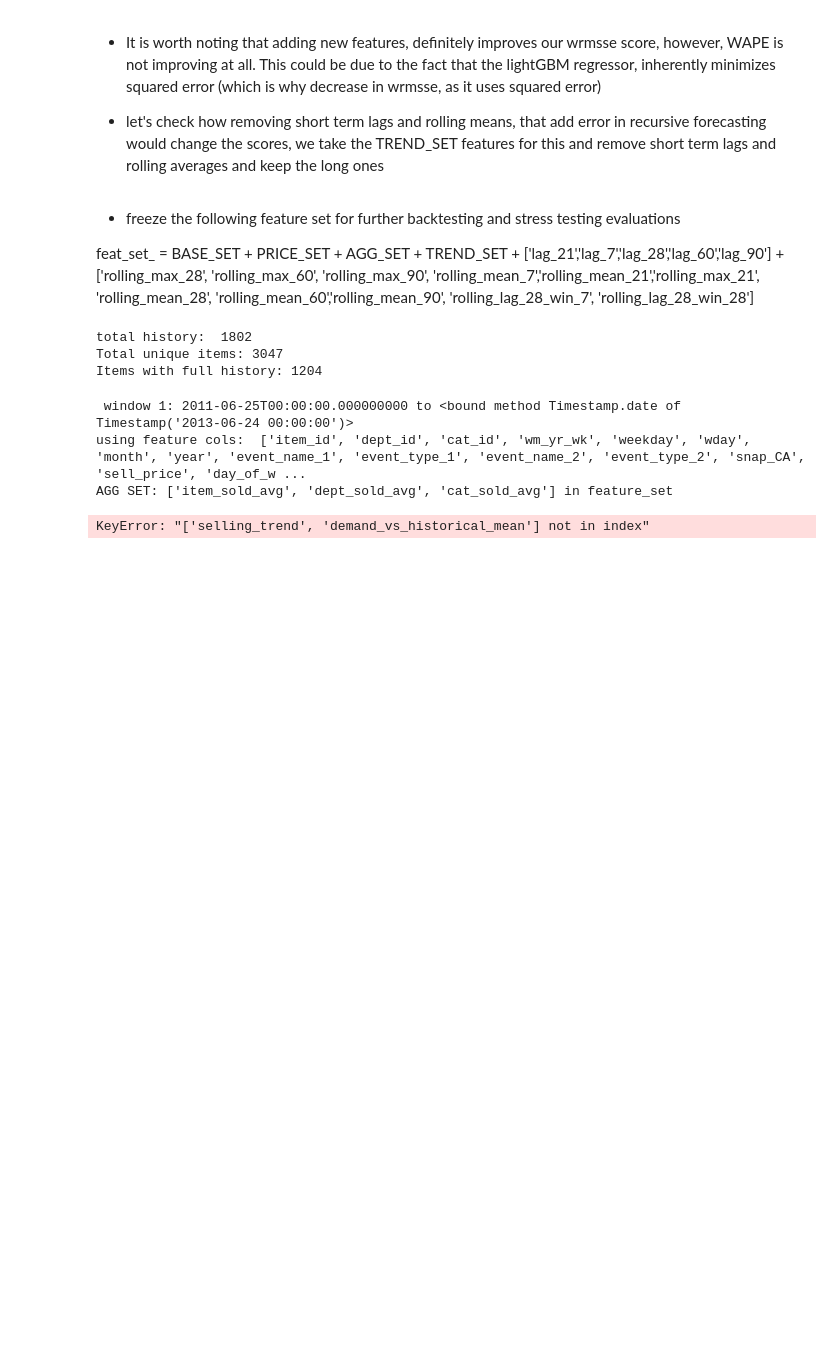
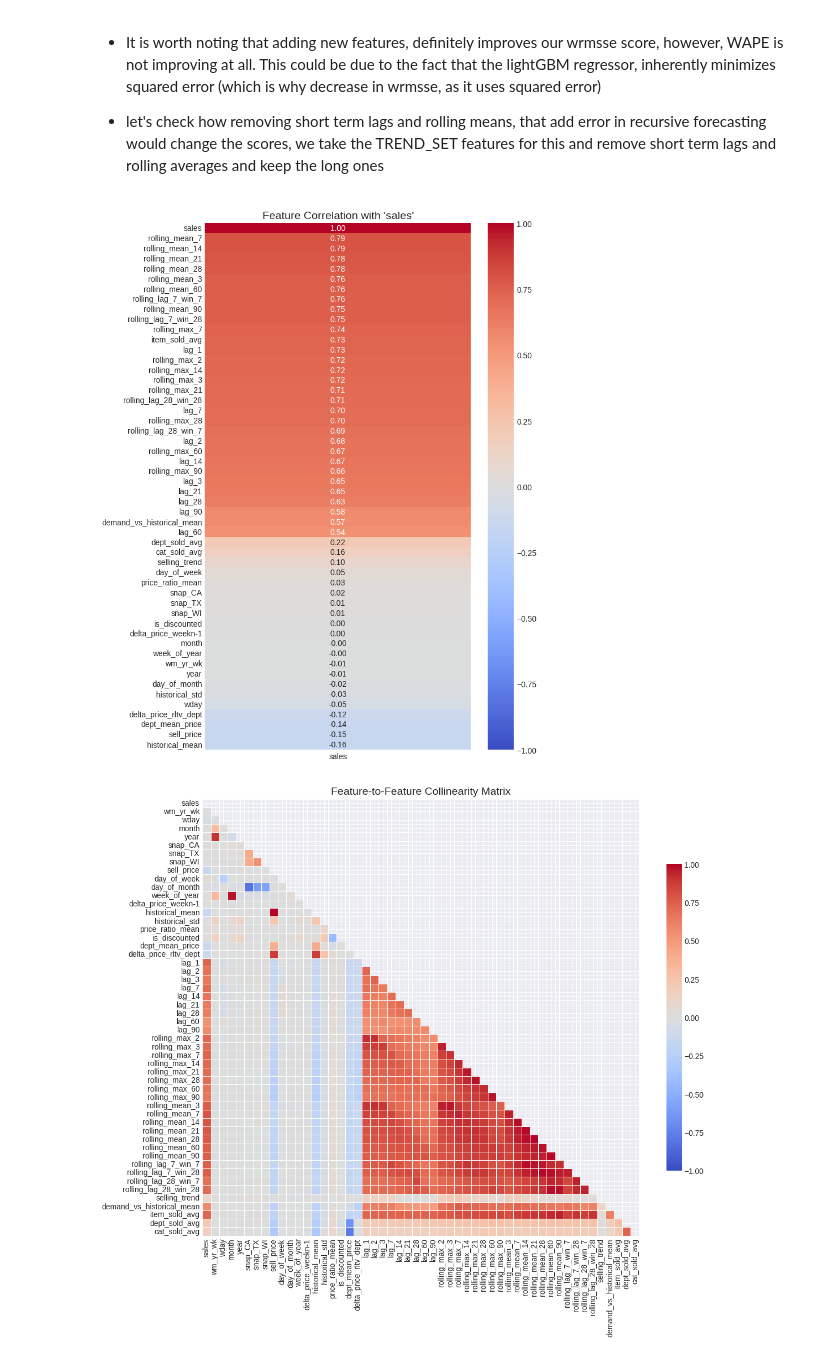
Before and after one commit to ashfaque-tk/retail-demand-forecast, a Jupyter notebook: notebooks/04_feature_engineering.ipynb, the cells around one changed output. Drawn from its saved outputs; the diff is of its cells as text; code cells hidden in the pictures; blank space fills up the shorter version.

```diff
--- a/notebooks/04_feature_engineering.ipynb
+++ b/notebooks/04_feature_engineering.ipynb
@@ -124,7 +127,7 @@ name_sets = ['BASE_SET','LAG_SET','ROLLING_SET','PRICE_SET','AGG_AVG_SET','TREND
 * metrics: WRMSSE, WAPE, BIAS, FVA
 # %%
 # initilize the GetFeatures class for lag and rolling features
-get_features = GetFeatures()
+get_features = GetLagRollFeatures()
 # %%
 # we limit our training days to recent two years of data
 cutoff_date = training_data['date'].max()-pd.Timedelta(days=730)
@@ -362,4 +259,0 @@ ax[0].title.set_size(20)
-# %% [markdown]
-* freeze the following feature set for further backtesting and stress testing evaluations
-
-feat_set_ = BASE_SET + PRICE_SET + AGG_SET + TREND_SET + ['lag_21','lag_7','lag_28','lag_60','lag_90'] +['rolling_max_28', 'rolling_max_60', 'rolling_max_90', 'rolling_mean_7','rolling_mean_21','rolling_max_21', 'rolling_mean_28', 'rolling_mean_60','rolling_mean_90', 'rolling_lag_28_win_7', 'rolling_lag_28_win_28']
@@ -475,17 +260,38 @@ def walk_forward_rolling(df, training_period = NUM_TRAINING_DAYS, features_selec
-# %%
-# choose the training data such that, it contain items that spans entire range
-from src.utils import get_items_with_full_history
-
-df_full_hist = get_items_with_full_history(training_data)
-# %% [output]
-total history:  1802
-Total unique items: 3047
-Items with full history: 1204
-# %%
-
-preds_windows = walk_forward_rolling(df_full_hist)
-# %% [output]
- window 1: 2011-06-25T00:00:00.000000000 to <bound method Timestamp.date of Timestamp('2013-06-24 00:00:00')>
-using feature cols:  ['item_id', 'dept_id', 'cat_id', 'wm_yr_wk', 'weekday', 'wday', 'month', 'year', 'event_name_1', 'event_type_1', 'event_name_2', 'event_type_2', 'snap_CA', 'sell_price', 'day_of_w ...
-AGG SET: ['item_sold_avg', 'dept_sold_avg', 'cat_sold_avg'] in feature_set
-KeyError: "['selling_trend', 'demand_vs_historical_mean'] not in index"
+# %%
+# checking the feature correlations
+
+
+def analyze_feature_correlations(df, target_col='sales', figsize=(12, 10)):
+    # Select only numeric columns to avoid categorical errors
+    numeric_df = df.select_dtypes(include=[np.number])
+
+    if target_col not in numeric_df.columns:
+        raise ValueError(f"Target column '{target_col}' is missing or non-numeric.")
+
+    # Compute the full correlation matrix
+    corr_matrix = numeric_df.corr()
+
+    # 1. Ranked Correlation with Target (Sales)
+    target_corr = corr_matrix[[target_col]].sort_values(by=target_col, ascending=False)
+    plt.figure(figsize=(8, 10))
+    sns.heatmap(target_corr, annot=True, cmap='coolwarm', vmin=-1, vmax=1, fmt=".2f", cbar=True)
+    plt.title(f"Feature Correlation with '{target_col}'", fontsize=14)
+    plt.tight_layout()
+    plt.show()
+
+    # 2. Full Feature-to-Feature Collinearity Heatmap (Lower Triangle)
+    plt.figure(figsize=figsize)
+    mask = np.triu(np.ones_like(corr_matrix, dtype=bool))
+    sns.heatmap(corr_matrix, mask=mask, cmap='coolwarm', vmin=-1, vmax=1, center=0,
+                square=True, linewidths=0.5, cbar_kws={"shrink": .7}, annot=False)
+    plt.title("Feature-to-Feature Collinearity Matrix", fontsize=14)
+    plt.tight_layout()
+    plt.show()
+
+    return target_corr, corr_matrix
+
+# Usage example on your training dataset:
+target_corr, corr_matrix = analyze_feature_correlations(train_rec)
+# %% [output]
+[figure, added]
+[figure, added]
```
Also changed, not shown: parts of 25 cells of this notebook, 13 other files.
